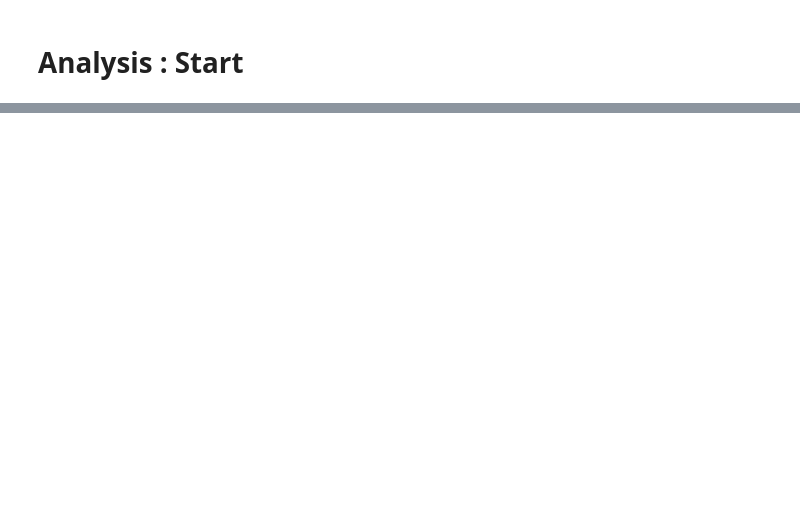
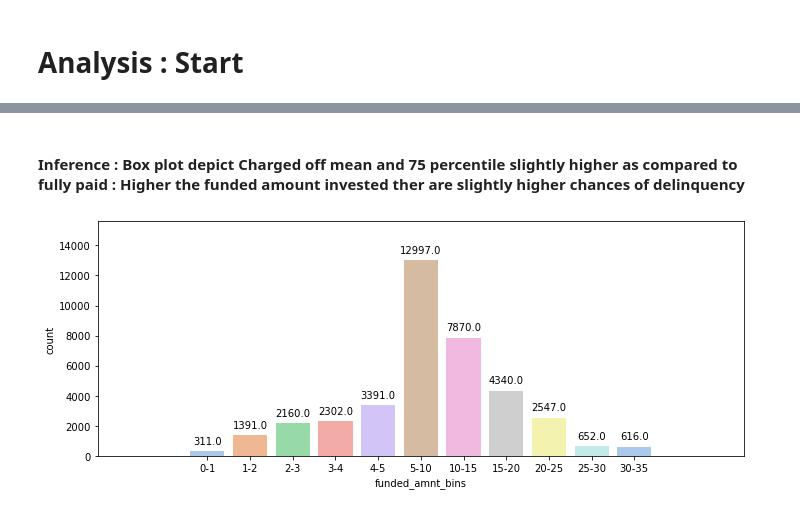
Before and after one commit to rasa2604/LendingCaseStudy, a Jupyter notebook: Lending Assignment.ipynb, the cells around one changed output, grey strips where cells are left out. Saved outputs shown, nothing was run; the diff lists cells and outputs as text; code cells hidden in the pictures; blank space fills up the shorter version.

```diff
--- a/Lending Assignment.ipynb
+++ b/Lending Assignment.ipynb
@@ -428,0 +487,17 @@ Name: revol_util, dtype: int64
+# %%
+def count_plot(df,col):
+    total = float(len(df))
+    df.sort_values(by=col,inplace=True)
+    plt.figure(figsize=(10, 4))
+    ax=sns.countplot(x=col, data=df,palette=sns.color_palette('pastel', 16))
+
+  # add the percentage of the category with respect to entire dataset, above all plotted bars.
+  #for p in ax.patches:
+  #  height = p.get_height()
+  #  ax.text(p.get_x()+p.get_width()/2.,
+  #      height + 3,
+  #      '{}'.format(str(round(height*100/total,2)) + "%"),
+  #      ha="center")
+    plt.margins(0.2, 0.2)
+    plt.tight_layout()
+    return showLabels(ax)
@@ -428,0 +539,6 @@ Name: revol_util, dtype: int64
+# %% [markdown]
+#### Inference : Box plot depict Charged off mean and 75 percentile slightly higher as compared to fully paid : Higher the funded amount invested ther are slightly higher chances of delinquency
+# %%
+count_plot(loan_df,'funded_amnt_bins')
+# %% [output]
+[figure, added]
```
Also changed, not shown: parts of 99 cells of this notebook.
